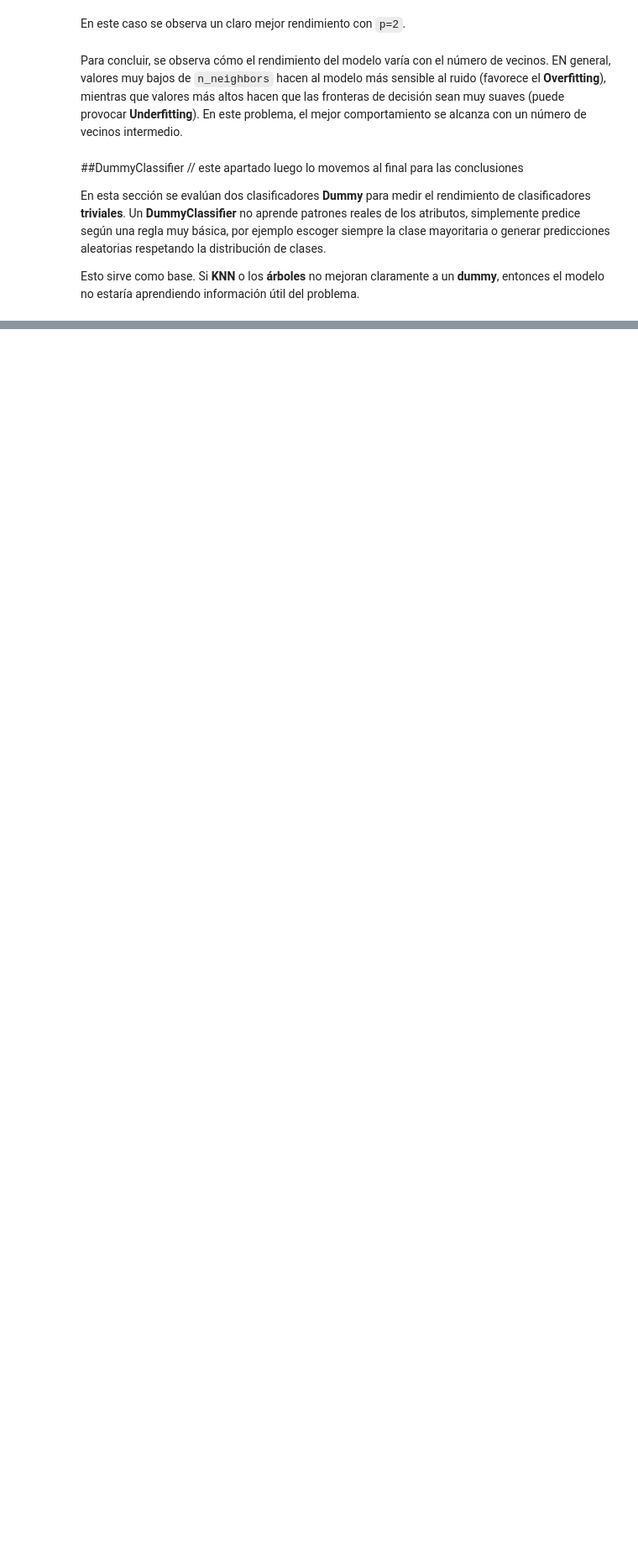
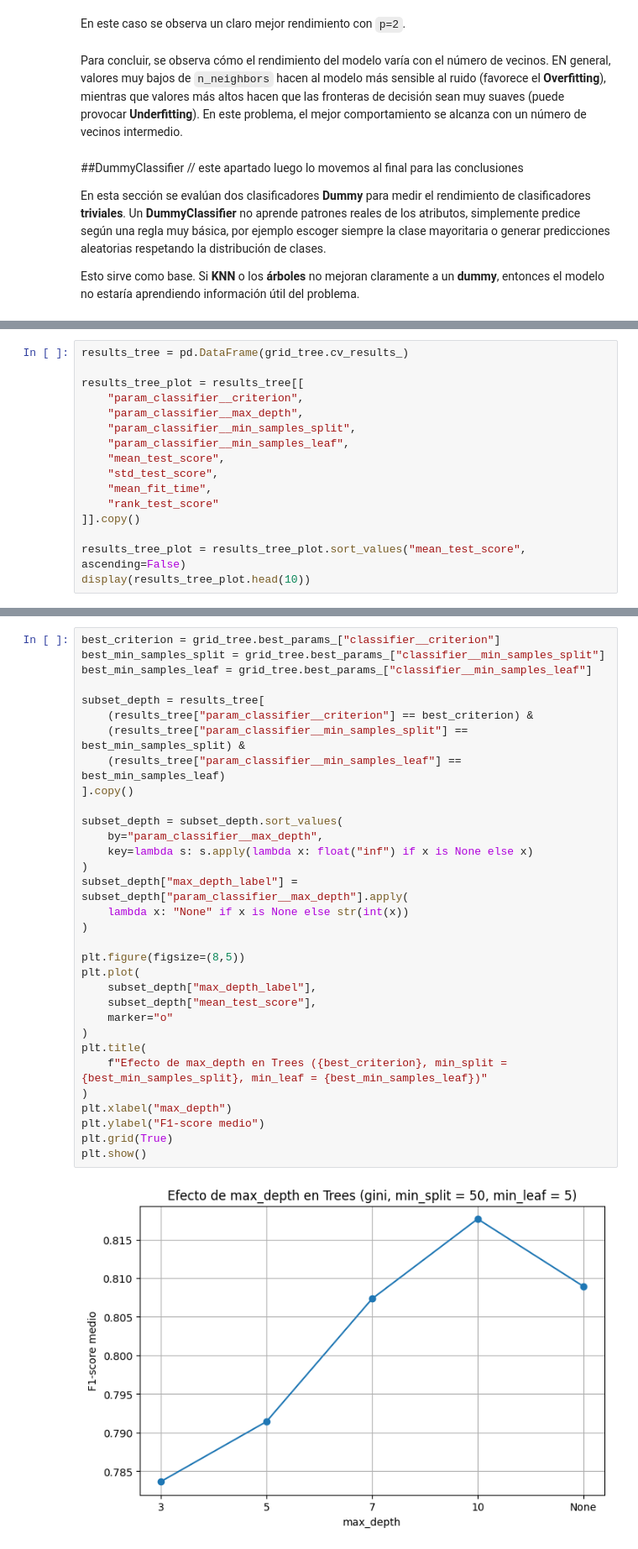
Before and after one commit to 100522401/P1_AA_100522396_100522401, a Jupyter notebook: notebooks/Cuaderno.ipynb, the cells around one changed output, grey strips where cells are left out. Shown at 84% size. Cells and saved outputs as stored; diff of their text form; blank space fills up the shorter version.

```diff
--- a/notebooks/Cuaderno.ipynb
+++ b/notebooks/Cuaderno.ipynb
@@ -913,0 +976,16 @@ plt.show()
+# %%
+results_tree = pd.DataFrame(grid_tree.cv_results_)
+
+results_tree_plot = results_tree[[
+    "param_classifier__criterion",
+    "param_classifier__max_depth",
+    "param_classifier__min_samples_split",
+    "param_classifier__min_samples_leaf",
+    "mean_test_score",
+    "std_test_score",
+    "mean_fit_time",
+    "rank_test_score"
+]].copy()
+
+results_tree_plot = results_tree_plot.sort_values("mean_test_score", ascending=False)
+display(results_tree_plot.head(10))
@@ -913,0 +1006,34 @@ plt.show()
+# %%
+best_criterion = grid_tree.best_params_["classifier__criterion"]
+best_min_samples_split = grid_tree.best_params_["classifier__min_samples_split"]
+best_min_samples_leaf = grid_tree.best_params_["classifier__min_samples_leaf"]
+
+subset_depth = results_tree[
+    (results_tree["param_classifier__criterion"] == best_criterion) &
+    (results_tree["param_classifier__min_samples_split"] == best_min_samples_split) &
+    (results_tree["param_classifier__min_samples_leaf"] == best_min_samples_leaf)
+].copy()
+
+subset_depth = subset_depth.sort_values(
+    by="param_classifier__max_depth",
+    key=lambda s: s.apply(lambda x: float("inf") if x is None else x)
+)
+subset_depth["max_depth_label"] = subset_depth["param_classifier__max_depth"].apply(
+    lambda x: "None" if x is None else str(int(x))
+)
+
+plt.figure(figsize=(8,5))
+plt.plot(
+    subset_depth["max_depth_label"],
+    subset_depth["mean_test_score"],
+    marker="o"
+)
+plt.title(
+    f"Efecto de max_depth en Trees ({best_criterion}, min_split = {best_min_samples_split}, min_leaf = {best_min_samples_leaf})"
+)
+plt.xlabel("max_depth")
+plt.ylabel("F1-score medio")
+plt.grid(True)
+plt.show()
+# %% [output]
+[figure, added]
```
Also changed, not shown: parts of 21 cells of this notebook.
